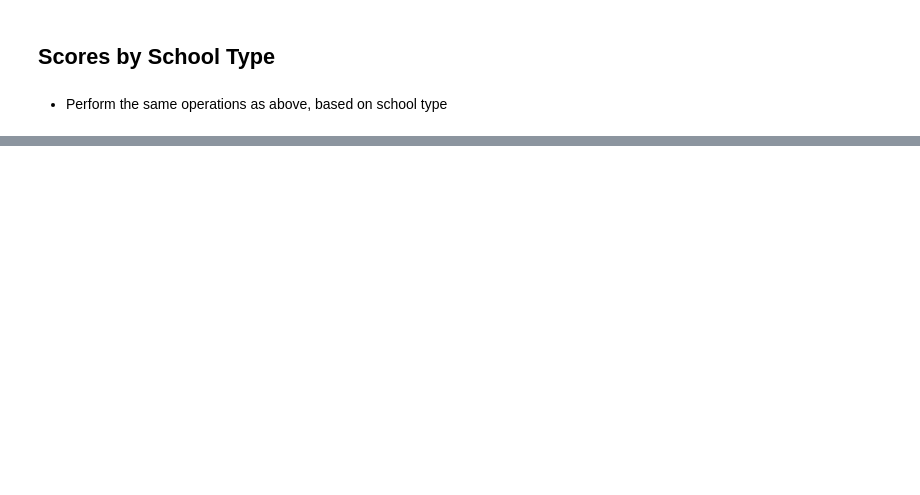
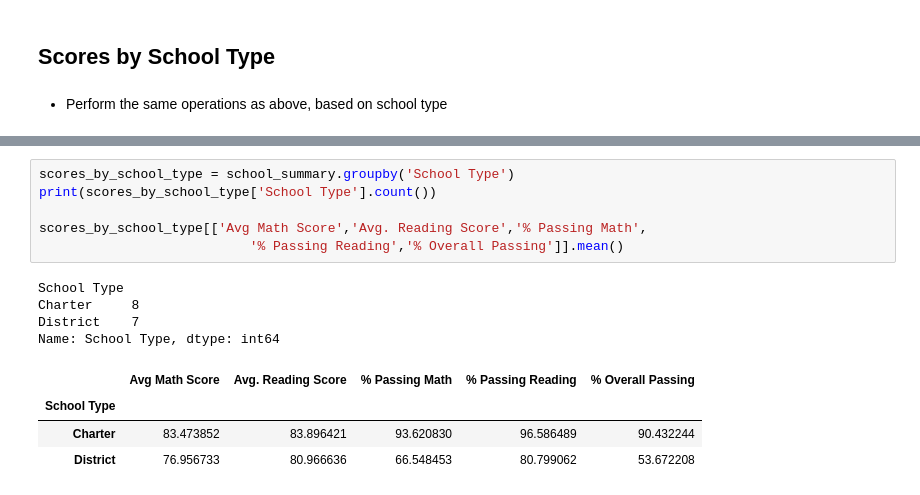
Before and after one commit to kdevanath/Pandas-Challenge, a Jupyter notebook: PyCitySchools/PyCitySchools_starter.ipynb, the cells around one changed output, grey strips where cells are left out. Saved outputs shown, nothing was run; the diff lists cells and outputs as text; blank space fills up the shorter version.

```diff
--- a/PyCitySchools/PyCitySchools_starter.ipynb
+++ b/PyCitySchools/PyCitySchools_starter.ipynb
@@ -296,0 +313,15 @@ school_summary_sort.head(5)
+# %%
+scores_by_school_type = school_summary.groupby('School Type')
+print(scores_by_school_type['School Type'].count())
+
+scores_by_school_type[['Avg Math Score','Avg. Reading Score','% Passing Math',
+                           '% Passing Reading','% Overall Passing']].mean()
+# %% [output]
+School Type
+Charter     8
+District    7
+Name: School Type, dtype: int64
+|  | Avg Math Score | Avg. Reading Score | % Passing Math | % Passing Reading | % Overall Passing |
+| School Type |  |  |  |  |  |
+| Charter | 83.473852 | 83.896421 | 93.620830 | 96.586489 | 90.432244 |
+| District | 76.956733 | 80.966636 | 66.548453 | 80.799062 | 53.672208 |
```
Also changed, not shown: parts of 14 cells of this notebook.
